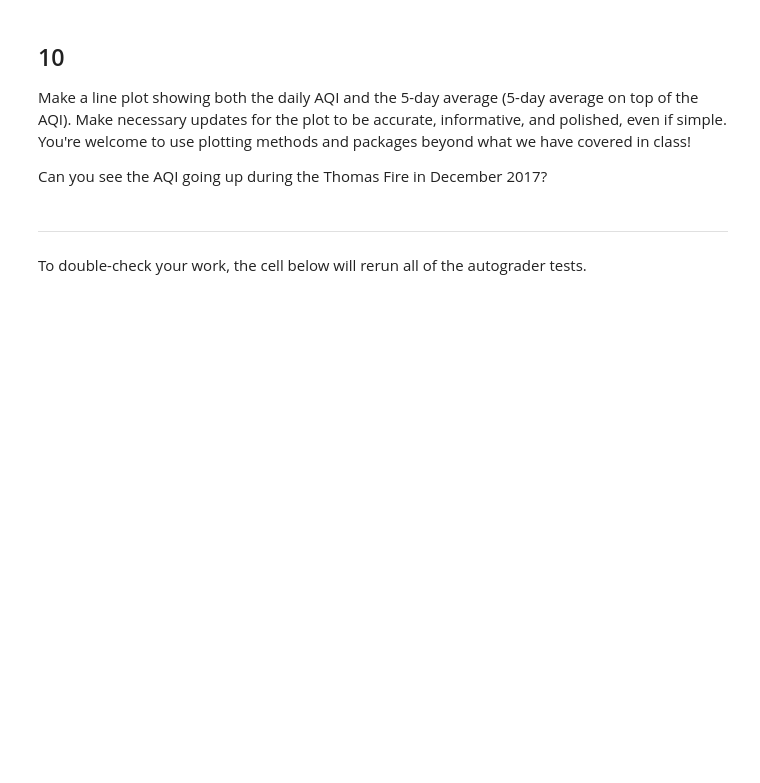
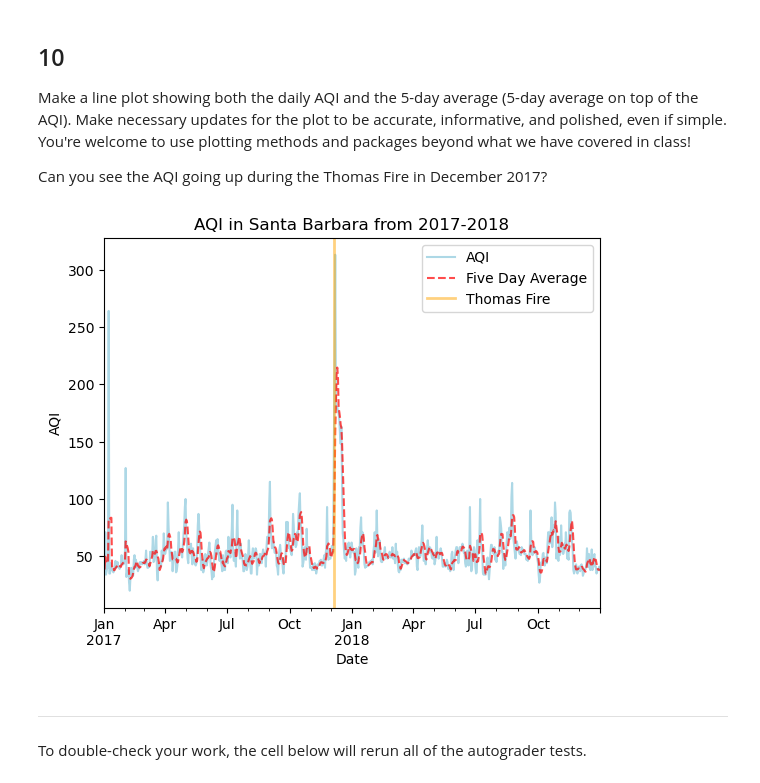
Before and after one commit to kellyloveskelp/eds220-hwk2, a Jupyter notebook: task3/hwk2-task3-aqi.ipynb, the cells around one changed output. Drawn from its saved outputs; the diff is of its cells as text; code cells hidden in the pictures; blank space fills up the shorter version.

```diff
--- a/task3/hwk2-task3-aqi.ipynb
+++ b/task3/hwk2-task3-aqi.ipynb
@@ -184,7 +243,7 @@ Run the following code cell and use the next markdown cell to give a line by lin
 # %%
 # Initial column names: notice caps and spaces (difficult to work with!)
 print(aqi.columns, '\n')
-
+aqi = pd.concat([aqi_17, aqi_18])
 # Simplify column names
 aqi.columns = (aqi.columns
                   .str.lower()
@@ -312,6 +371,6 @@ q8 results: All test cases passed!
 
 Without creating any new variables, add the mean of the AQI over a 5-day rolling window as a new column named `five_day_average` to the `aqi_sb` data frame.
 # %%
-aqi_sb
+aqi_sb['five_day_average'] = rolling_average
 # %%
 grader.check("q9")
@@ -322,6 +383,40 @@ grader.check("q9")
 Make a line plot showing both the daily AQI and the 5-day average (5-day average on top of the AQI). Make necessary updates for the plot to be accurate, informative, and polished, even if simple. You're welcome to use plotting methods and packages beyond what we have covered in class!
 
 Can you see the AQI going up during the Thomas Fire in December 2017?
+# %%
+# Initialize empty figure and axes
+fig, ax = plt.subplots()
+
+aqi_sb.reset_index().plot.line(
+    x='date',
+    y='aqi',
+    ax=ax,
+    label = "AQI",
+    color='lightblue'
+    )
+aqi_sb.reset_index().plot.line(
+    x='date',
+    y='five_day_average',
+    ax=ax,
+    label = "Five Day Average",
+    color='red',
+    alpha = 0.7,
+    linestyle='--'
+    )
+
+# Add a line marking the Dec 2017 Thomas Fire
+ax.axvline("2017-12-05", label = "Thomas Fire", color='orange', linewidth = 2, alpha = 0.5)
+
+# Update axes
+ax.set_title('AQI in Santa Barbara from 2017-2018')
+ax.set_xlabel('Date')
+ax.set_ylabel('AQI')
+ax.legend()
+
+# Display figure
+plt.show()
+# %% [output]
+[figure, added]
 # %% [markdown]
 ---
 
```
Also changed, not shown: parts of 4 cells of this notebook, 1 other file.
